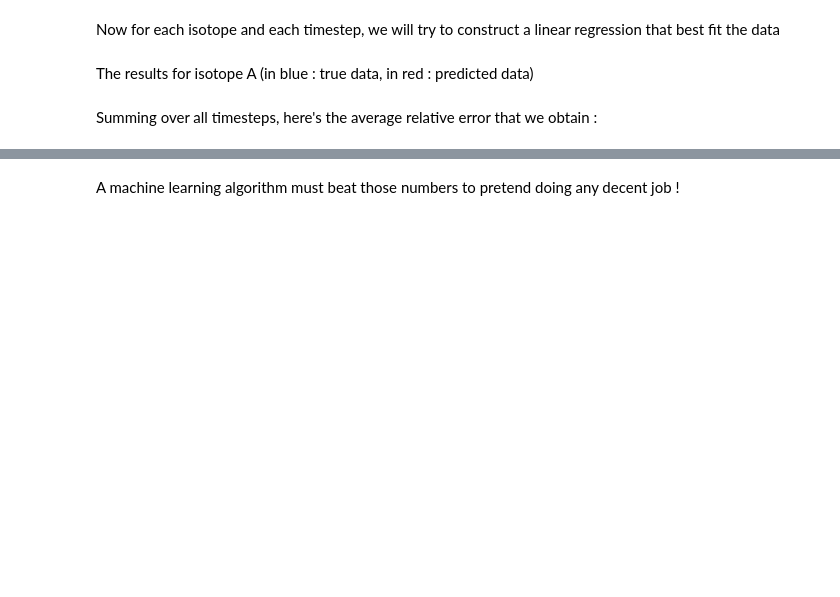
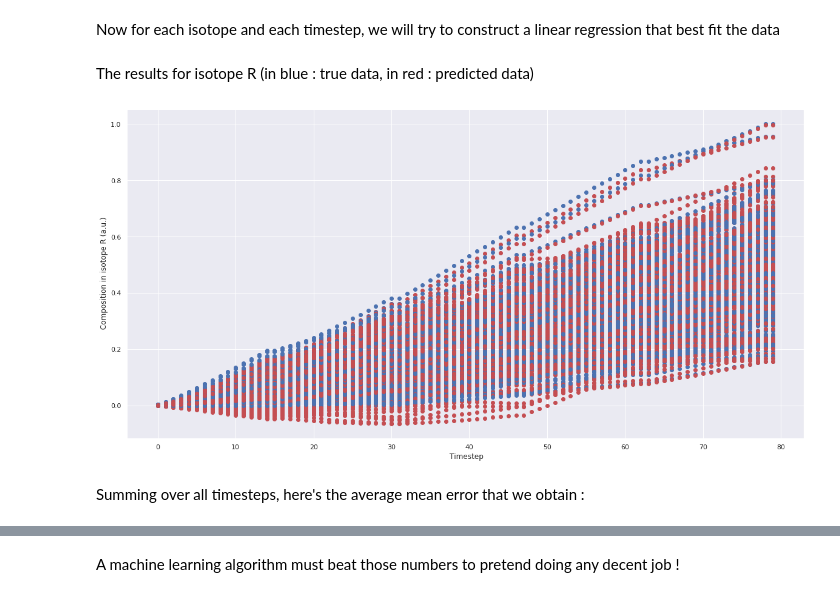
Before and after one commit to IRSN/nuclear_inventory_prediction, a Jupyter notebook: starting_kit.ipynb, the cells around one changed output, grey strips where cells are left out. Drawn from its saved outputs; the diff is of its cells as text; code cells hidden in the pictures; blank space fills up the shorter version.

```diff
--- a/starting_kit.ipynb
+++ b/starting_kit.ipynb
@@ -265,9 +316,9 @@ for simu in range(0,920): # loop over each and every simulations (the 920 train
 # %%
-print(dtrain_norm.shape)
-train_data_cd = dtrain_norm[alphabet].add_prefix('target_')
-train_data_cd["times"] = dtrain_norm["times"]
-display(train_data_cd)
+train_data = dtrain_norm[alphabet].add_prefix('Y_')
+train_data["times"] = dtrain_norm["times"]
+train_data = train_data[ train_data["times"] > 0.]
 
-temp = pd.DataFrame(np.repeat(dtrain_norm.loc[0][input_params].values, 81, axis=0), columns=input_params).reset_index(drop = True)
-train_data_cd = pd.concat([temp, train_data_cd.reset_index(drop=True)], axis = 1)
-display(train_data_cd)
+
+temp = pd.DataFrame(np.repeat(dtrain_norm.loc[0][input_params].values, 80, axis=0), columns=input_params).reset_index(drop = True)
+train_data = pd.concat([temp, train_data.reset_index(drop=True)], axis = 1)
+display(train_data)
@@ -274,14 +339,8 @@ display(train_data_cd)
-# %%
-test_data = pd.DataFrame()
-
-for simu in range(0,200): # loop over each and every simulations (the 920 train data points)
-    a = dtest_norm.iloc[simu*81:(simu+1)*81]  # slice training dataset (the normalised dataset)
-    b = a[input_params].iloc[0].to_dict()      # get T=0 data (the input data)
-    for i in range(1,len(timesteps) ):         # loop over timesteps (from T=20 days to T=1825 days)
-        c = a[alphabet + ["times"]]            # get target data ( compos A --> Z at current timestep + time)
-        c.columns = ["target_"+j for j in alphabet] + ["times"]
-        c = c.iloc[i].to_dict()
-
-        b.update(c)                            # merge dictionaries having input and output data
-
-        test_data = test_data.append( b , ignore_index=True)  # append current data (input + ouput) into a new dataset
+# %%
+test_data = dtest_norm[alphabet].add_prefix('Y_')
+test_data["times"] = dtest_norm["times"]
+test_data = test_data[ test_data["times"] > 0.]
+
+temp = pd.DataFrame(np.repeat(dtest_norm.loc[0][input_params].values, 80, axis=0), columns=input_params).reset_index(drop = True)
+test_data = pd.concat([temp, test_data.reset_index(drop=True)], axis = 1)
+display(test_data)
@@ -292,7 +365,7 @@ res_target = pd.DataFrame()
 
 for abc in alphabet:
 
-    output = "target_"+abc
+    output = "Y_"+abc
 
     train_target = train_data.groupby(input_params)[output].apply(list).apply(pd.Series)\
                 .rename(columns=lambda x: abc+str(x+1)).reset_index()
@@ -316,19 +389,21 @@ for abc in alphabet:
         res_target["res_%s_%i"%(abc,i+1)] = y_pred_ols
         #print("OLS R2/MAE scores: %f/%f" %(r2_score_ols,mae_score_ols))
 # %% [markdown]
-The results for isotope A (in blue : true data,  in red : predicted data)
+The results for isotope R (in blue : true data,  in red : predicted data)
 # %%
-tar = res_target[ ["tar_A_%i"%(i) for i in range(1,81)] ]
-res = res_target[ ["res_A_%i"%(i) for i in range(1,81)] ]
+tar = res_target[ ["tar_R_%i"%(i) for i in range(1,81)] ]
+res = res_target[ ["res_R_%i"%(i) for i in range(1,81)] ]
 
 plt.figure(figsize=(20,10))
 for i in range( 0, tar.shape[0]):
     plt.plot( range( 80)  , tar.iloc[i,0:] ,"bo"  )
     plt.plot( range( 80)  , res.iloc[i,0:] ,"ro"  )
 
 plt.xlabel(" Timestep")
-plt.ylabel(" Composition in isotope A (a.u.)")
+plt.ylabel(" Composition in isotope R (a.u.)")
 plt.show()
+# %% [output]
+[figure, added]
 # %% [markdown]
-Summing over all timesteps, here's the average relative error that we obtain :
+Summing over all timesteps, here's the average mean error that we obtain :
 # %%
```
Also changed, not shown: parts of 39 cells of this notebook.
